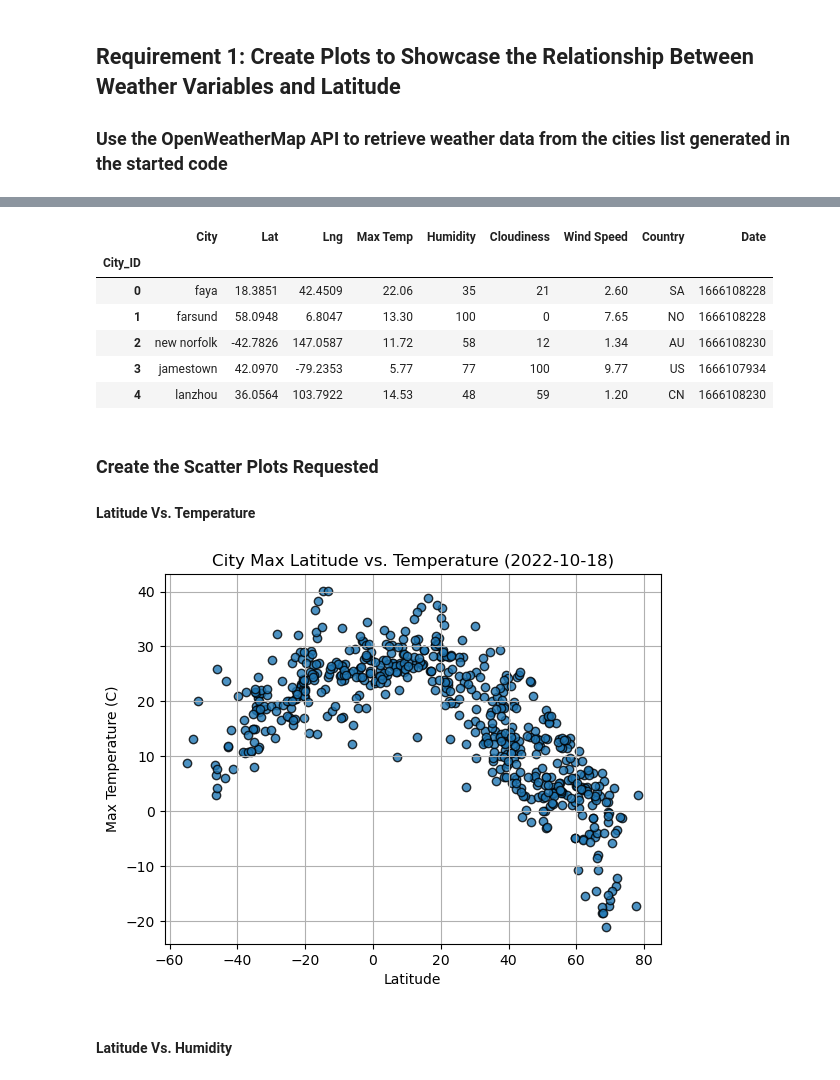
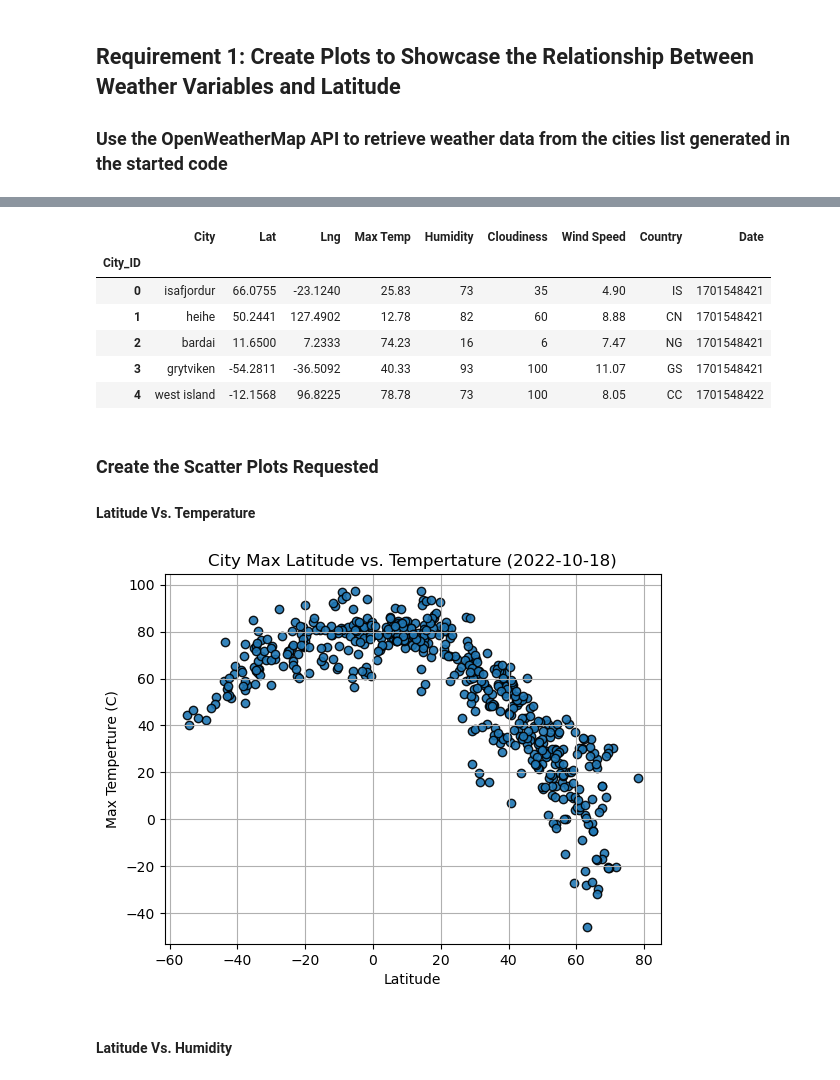
Before and after one commit to FoziaY/python-api-challange, a Jupyter notebook: WeatherPy/WeatherPy.ipynb, the cells around one changed output, grey strips where cells are left out. Cells and saved outputs as stored; diff of their text form; code cells hidden in the pictures.

```diff
--- a/WeatherPy/WeatherPy.ipynb
+++ b/WeatherPy/WeatherPy.ipynb
@@ -172,17 +174,17 @@ city_data_df.to_csv("output_data/cities.csv", index_label="City_ID")
 # %%
-# Read saved data
-city_data_df = pd.read_csv("output_data/cities.csv", index_col="City_ID")
+# Read saved dat
+city_data_df = pd.read_csv("../output_data/cities.csv", index_col="City_ID")
 
 # Display sample data
 city_data_df.head()
 # %% [output]
 |  | City | Lat | Lng | Max Temp | Humidity | Cloudiness | Wind Speed | Country | Date |
 | City_ID |  |  |  |  |  |  |  |  |  |
-| 0 | faya | 18.3851 | 42.4509 | 22.06 | 35 | 21 | 2.60 | SA | 1666108228 |
-| 1 | farsund | 58.0948 | 6.8047 | 13.30 | 100 | 0 | 7.65 | NO | 1666108228 |
-| 2 | new norfolk | -42.7826 | 147.0587 | 11.72 | 58 | 12 | 1.34 | AU | 1666108230 |
-| 3 | jamestown | 42.0970 | -79.2353 | 5.77 | 77 | 100 | 9.77 | US | 1666107934 |
-| 4 | lanzhou | 36.0564 | 103.7922 | 14.53 | 48 | 59 | 1.20 | CN | 1666108230 |
+| 0 | isafjordur | 66.0755 | -23.1240 | 25.83 | 73 | 35 | 4.90 | IS | 1701548421 |
+| 1 | heihe | 50.2441 | 127.4902 | 12.78 | 82 | 60 | 8.88 | CN | 1701548421 |
+| 2 | bardai | 11.6500 | 7.2333 | 74.23 | 16 | 6 | 7.47 | NG | 1701548421 |
+| 3 | grytviken | -54.2811 | -36.5092 | 40.33 | 93 | 100 | 11.07 | GS | 1701548421 |
+| 4 | west island | -12.1568 | 96.8225 | 78.78 | 73 | 100 | 8.05 | CC | 1701548422 |
 # %% [markdown]
 ### Create the Scatter Plots Requested
 
@@ -190,17 +192,21 @@ city_data_df.head()
 # %%
 # Build scatter plot for latitude vs. temperature
 # YOUR CODE HERE
+plt.scatter(city_data_df["Lat"],city_data_df["Max Temp"],edgecolors="black",alpha = 0.9)
 
-# Incorporate the other graph properties
+
+            # Incorporate the other graph properties
 # YOUR CODE HERE
-
+plt.title("City Max Latitude vs. Tempertature (2022-10-18)")
+plt.xlabel("Latitude")
+plt.ylabel("Max Temperture (C)")
+plt.grid(True)
 # Save the figure
-plt.savefig("output_data/Fig1.png")
-
+plt.savefig("../output_data/Fig1.png")
 # Show plot
 plt.show()
 # %% [output]
-[figure, old version]
+[figure, new version]
 # %% [markdown]
 #### Latitude Vs. Humidity
 # %%
```
Also changed, not shown: parts of 33 cells of this notebook, 2 other files.
